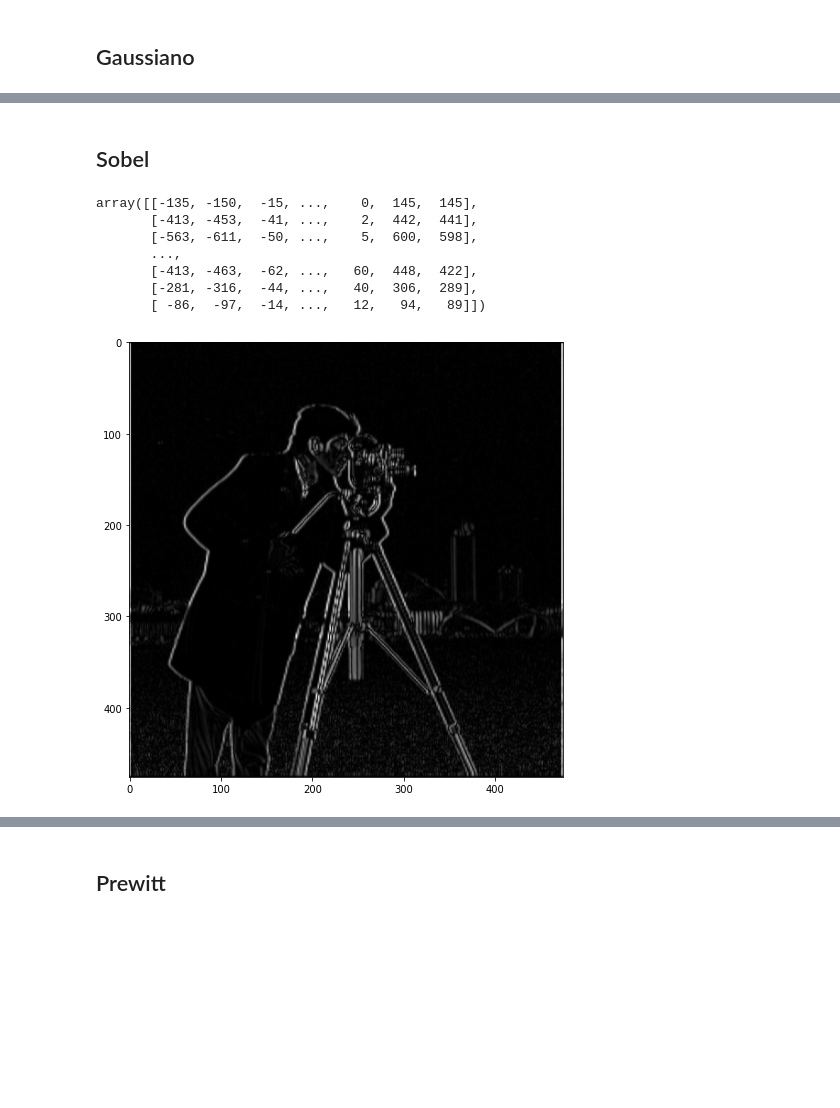
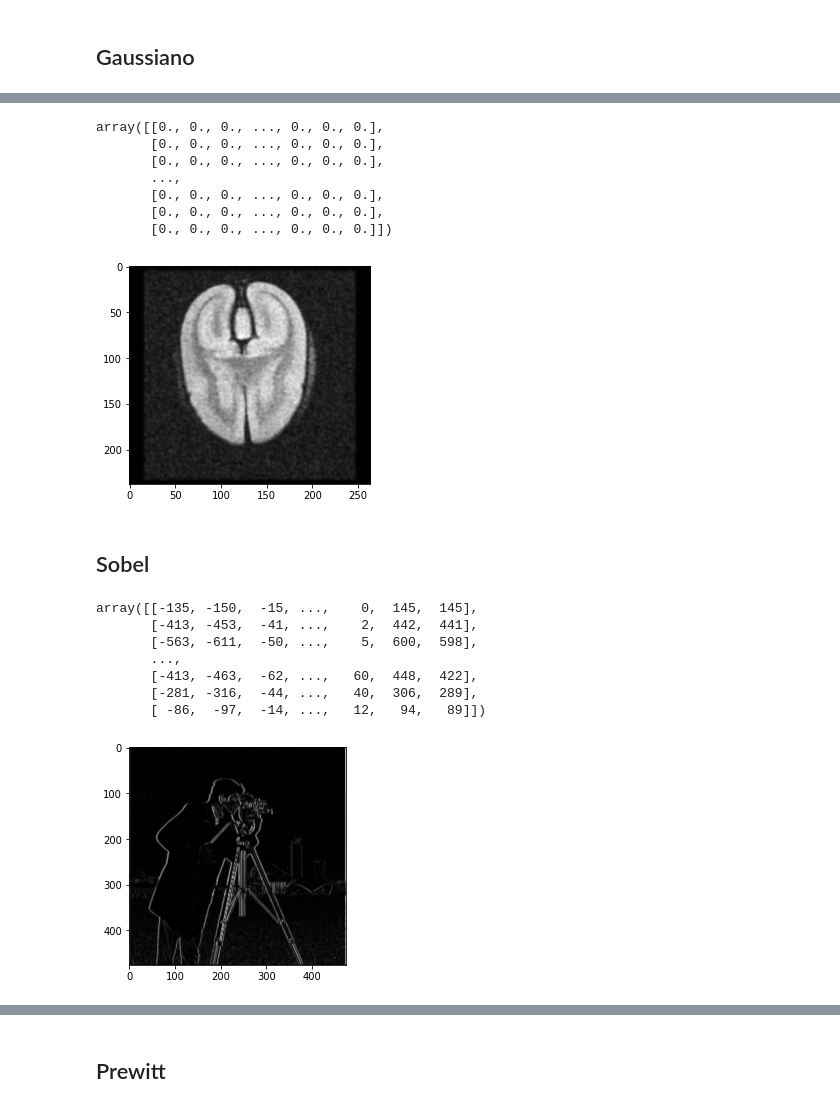
Before and after one commit to fernandaassi/Trabalho_C3, a Jupyter notebook: convolucao.ipynb, the cells around one changed output, grey strips where cells are left out. Cells and saved outputs as stored; diff of their text form; code cells hidden in the pictures; blank space fills up the shorter version.

```diff
--- a/convolucao.ipynb
+++ b/convolucao.ipynb
@@ -12,6 +12,8 @@ from scipy.signal import convolve2d
 # %%
-imagem = 'cameraman.png'
-cameraman = cv2.imread(imagem)
-cameraman = cv2.cvtColor(src=cameraman, code=cv2.COLOR_BGR2GRAY)
-plt.figure(figsize=[8,8])
-plt.imshow(abs(cameraman), cmap='gray')
+# Le e mostra a imagem
+def mostra_imagem(imagem):
+  imagem = cv2.imread(imagem)
+  imagem = cv2.cvtColor(src=imagem, code=cv2.COLOR_BGR2GRAY)
+  plt.figure(figsize=[8,8])
+  plt.imshow(abs(imagem), cmap='gray')
+  return imagem
@@ -30,0 +22,3 @@ array([[135, 150, 150, ..., 145, 145, 145],
+# %%
+mostra_imagem('cameraman.png')
+cameraman = 'cameraman.png'
@@ -40,7 +57,7 @@ def convolucao(imagem, kernel):
   imagem_convoluida = convolve2d(imagem_cinza, kernel)
 
   # Mostra a imagem
-  plt.figure(figsize=[8, 8])
+  # plt.figure(figsize=[8, 8])
   plt.imshow(abs(imagem_convoluida), cmap='gray')
 
   return imagem_convoluida
@@ -194,21 +413,32 @@ array([[2.41792146e-06, 8.24779876e-05, 1.06576605e-03, ...,
+# %%
+convolucao(cerebro3, gaussiano_7x7)
+# %% [output]
+array([[0., 0., 0., ..., 0., 0., 0.],
+       [0., 0., 0., ..., 0., 0., 0.],
+       [0., 0., 0., ..., 0., 0., 0.],
+       ...,
+       [0., 0., 0., ..., 0., 0., 0.],
+       [0., 0., 0., ..., 0., 0., 0.],
+       [0., 0., 0., ..., 0., 0., 0.]])
+[figure, added]
 # %% [markdown]
 ## Sobel
 # %%
 # Filtro de Sobel horizontal
 sobel_h = np.array([[-1, 0, 1],
                     [-2, 0, 2],
                     [-1, 0, 1]])
 
-convolucao(imagem, sobel_h)
+convolucao(cameraman, sobel_h)
 # %% [output]
 array([[-135, -150,  -15, ...,    0,  145,  145],
        [-413, -453,  -41, ...,    2,  442,  441],
        [-563, -611,  -50, ...,    5,  600,  598],
        ...,
        [-413, -463,  -62, ...,   60,  448,  422],
        [-281, -316,  -44, ...,   40,  306,  289],
        [ -86,  -97,  -14, ...,   12,   94,   89]])
-[figure, old version]
+[figure, new version]
 # %%
 # Filtro de Sobel vertical
 sobel_v = np.array([[1, 2, 1],
```
Also changed, not shown: parts of 52 cells of this notebook.
